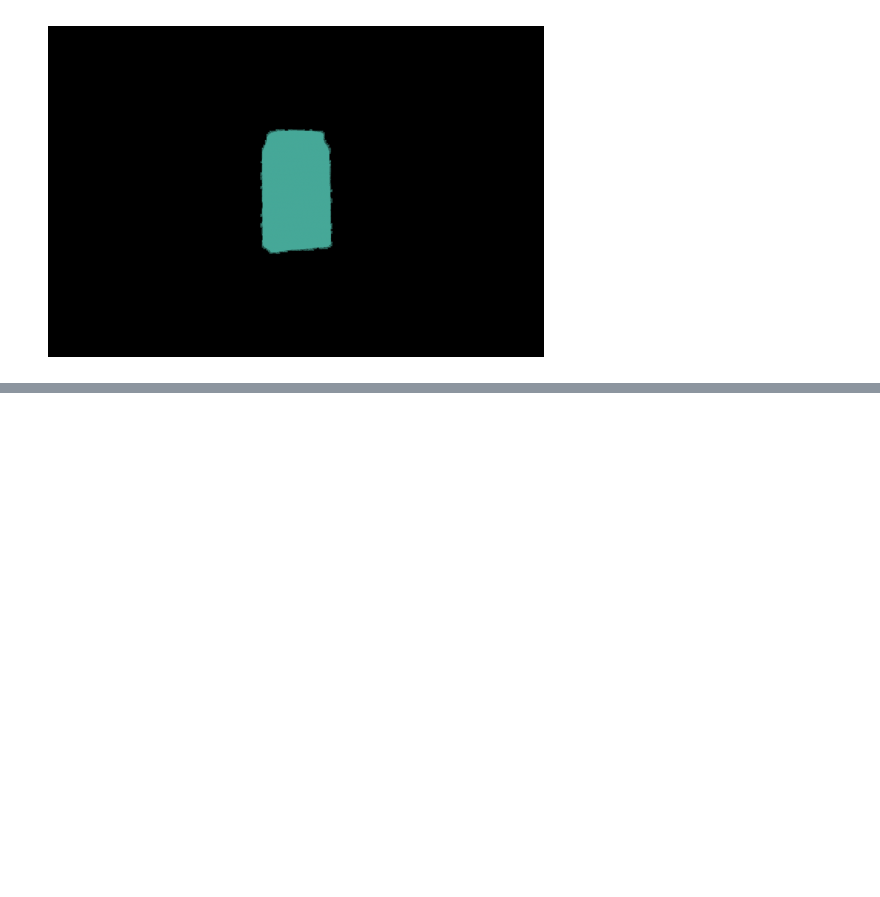
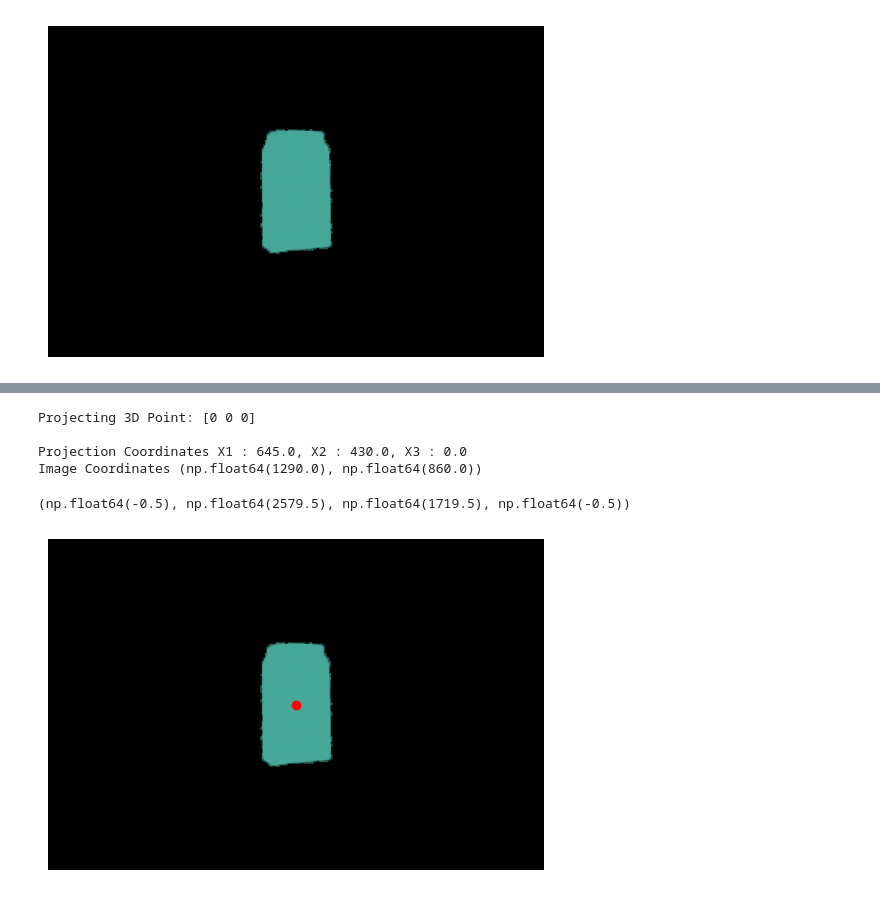
Before and after one commit to GuilhermeCosta-Ferreira/ARM-SOFT-Scanning, a Jupyter notebook: 3d_reconstruction/06_demo_reconstruction.ipynb, the cells around one changed output, grey strips where cells are left out. Cells and saved outputs as stored; diff of their text form; code cells hidden in the pictures; blank space fills up the shorter version.

```diff
--- a/3d_reconstruction/06_demo_reconstruction.ipynb
+++ b/3d_reconstruction/06_demo_reconstruction.ipynb
@@ -102,0 +109,21 @@ Values in the first scan: [0 1]
+# %%
+P = camera_data.P(example_camera)
+point_3d = np.array([0,0,0,1])
+print(f"Projecting 3D Point: {point_3d[:3]}\n")
+
+# Projecting
+x1, x2, x3 = P @ point_3d
+print(f"Projection Coordinates X1 : {np.round(x1)}, X2 : {np.round(x2)}, X3 : {np.round(x3)}")
+print(f"Image Coordinates {np.round(x1/x3), np.round(x2/x3)}")
+
+# Plotting
+plt.imshow(scans.scan(example_camera), cmap=gb_cmap)
+plt.scatter(x1//x3, x2/x3, color='red')
+plt.axis('off')
+# %% [output]
+Projecting 3D Point: [0 0 0]
+
+Projection Coordinates X1 : 645.0, X2 : 430.0, X3 : 0.0
+Image Coordinates (np.float64(1290.0), np.float64(860.0))
+(np.float64(-0.5), np.float64(2579.5), np.float64(1719.5), np.float64(-0.5))
+[figure, added]
```
Also changed, not shown: parts of 13 cells of this notebook, 5 other files.
